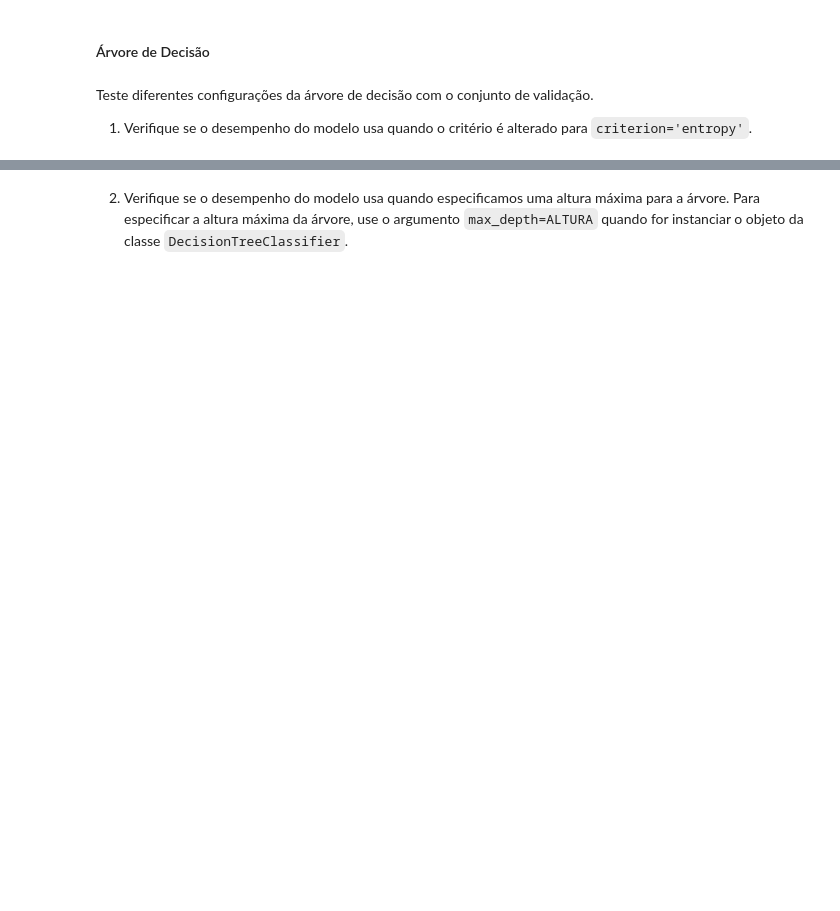
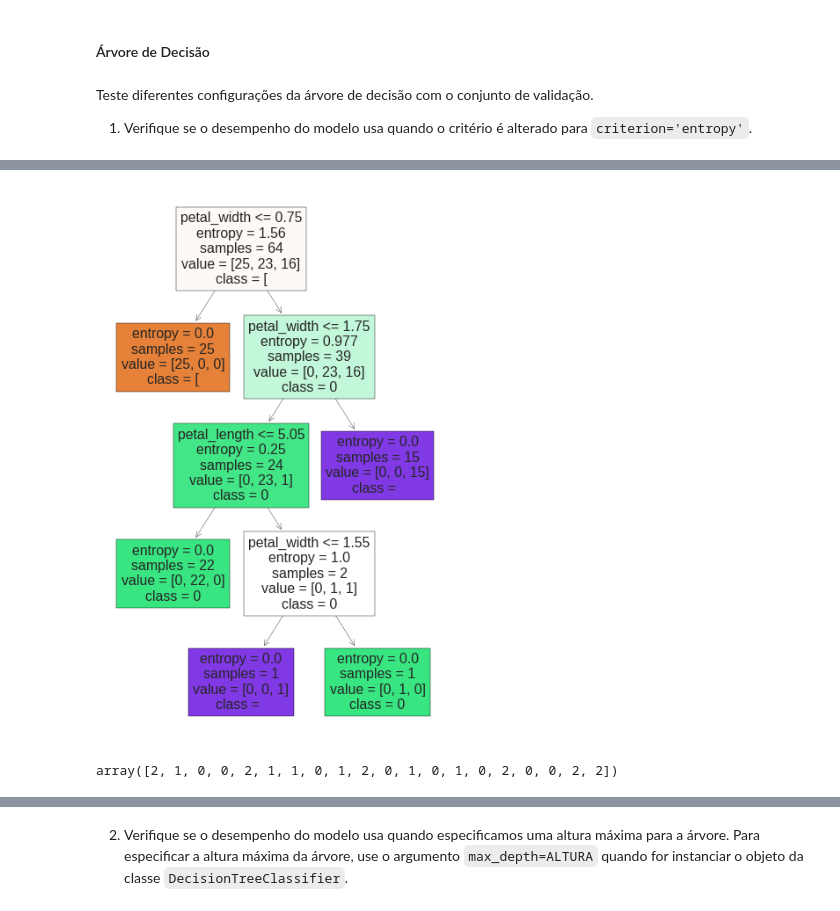
Before and after one commit to AnaCristina1972/projett, a Jupyter notebook: Atividade_1_Modelos_introdutórios.ipynb, the cells around one changed output, grey strips where cells are left out. Saved outputs shown, nothing was run; the diff lists cells and outputs as text; code cells hidden in the pictures; blank space fills up the shorter version.

```diff
--- a/Atividade_1_Modelos_introdutórios.ipynb
+++ b/Atividade_1_Modelos_introdutórios.ipynb
@@ -299,0 +316,9 @@ plot_tree(clf);
+# %%
+clfAV2 = DecisionTreeClassifier(criterion='entropy', max_depth=5, random_state=0)
+clfAV2.fit(X_train,y_train);
+previsores=['sepal_length',	'sepal_width',	'petal_length',	'petal_width']
+fig,exes=plt.subplots(nrows=1, ncols=1, figsize=(5,8))
+tree.plot_tree(clfAV2, feature_names=previsores,class_names=str(clfAV2.classes_), filled=True);
+fig.savefig('Arvore_2.png')
+# %% [output]
+[figure, added]
@@ -299,0 +327,4 @@ plot_tree(clf);
+# %%
+ypredAV2
+# %% [output]
+array([2, 1, 0, 0, 2, 1, 1, 0, 1, 2, 0, 1, 0, 1, 0, 2, 0, 0, 2, 2])
```
Also changed, not shown: parts of 41 cells of this notebook.
